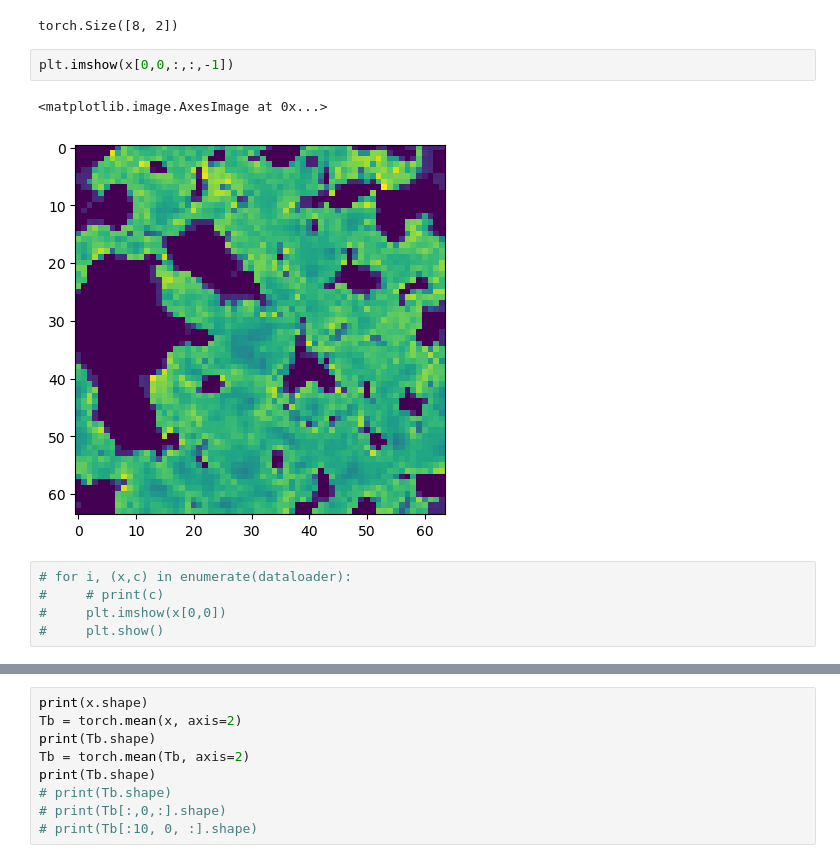
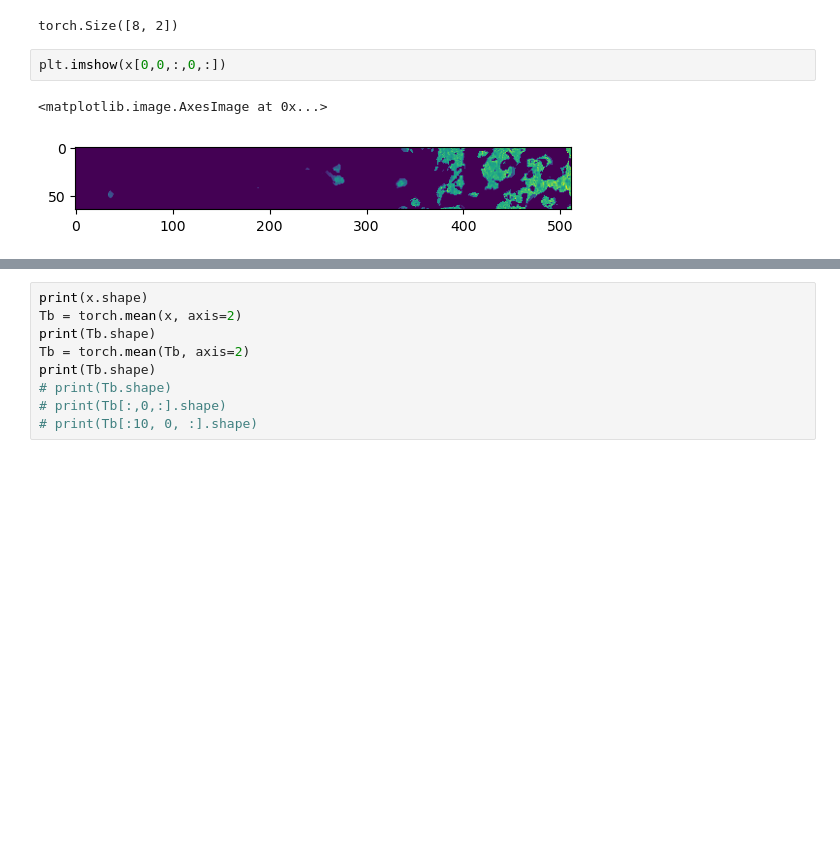
Before and after one commit to Xsmos/ml21cm, a Jupyter notebook: quantify_results.ipynb, the cells around one changed output, grey strips where cells are left out. Drawn from its saved outputs; the diff is of its cells as text; blank space fills up the shorter version.

```diff
--- a/quantify_results.ipynb
+++ b/quantify_results.ipynb
@@ -47,12 +48,7 @@ c.shape
 # %% [output]
 torch.Size([8, 2])
 # %%
-plt.imshow(x[0,0,:,:,-1])
+plt.imshow(x[0,0,:,0,:])
 # %% [output]
 <matplotlib.image.AxesImage at 0x...>
-[figure, old version]
+[figure, new version]
-# %%
-# for i, (x,c) in enumerate(dataloader):
-#     # print(c)
-#     plt.imshow(x[0,0])
-#     plt.show()
```
Also changed, not shown: parts of 21 cells of this notebook.
